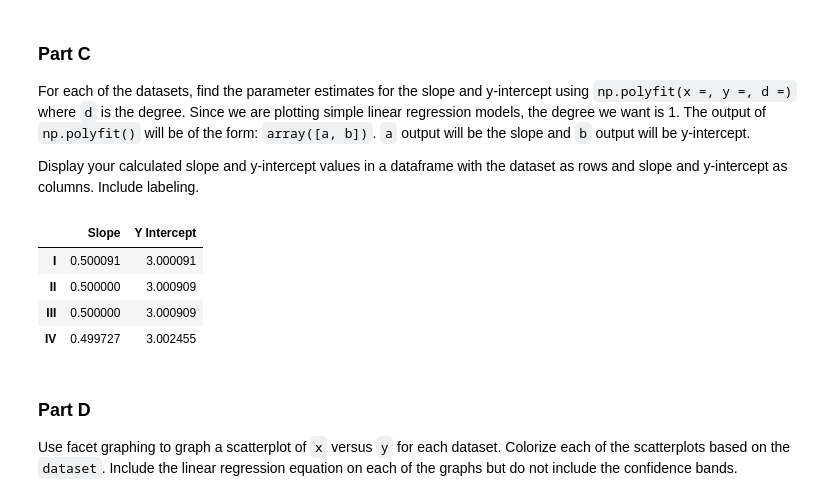
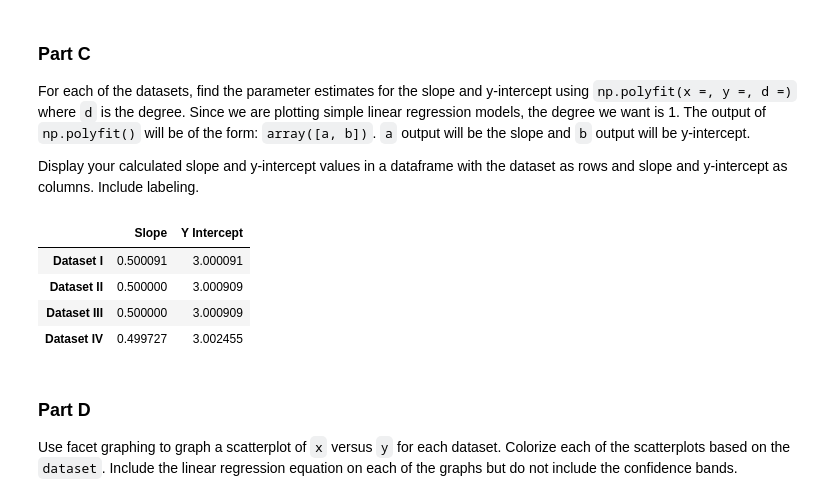
Before and after one commit to mikayla-eckelcifrese/JupyterLabRepository, a Jupyter notebook: lab4.ipynb, the cells around one changed output. Drawn from its saved outputs; the diff is of its cells as text; code cells hidden in the pictures.

```diff
--- a/lab4.ipynb
+++ b/lab4.ipynb
@@ -341,36 +341,36 @@ Display your calculated slope and y-intercept values in a dataframe with the dat
 # %%
 I = (groupby_dataset.get_group('I'))
 
 II = (groupby_dataset.get_group('II'))
 
 III = (groupby_dataset.get_group('III'))
 
 IV = (groupby_dataset.get_group('IV'))
 
 
 
 D1 = np.polyfit(x = list(I['x']), y = list(I['y']), deg = 1)
 D2 = (np.polyfit(x = list(II['x']), y = list(II['y']), deg = 1))
 D3 = (np.polyfit(x = list(III['x']), y = list(III['y']), deg = 1))
 D4 = (np.polyfit(x = list(IV['x']), y = list(IV['y']), deg = 1))
 
 D1D2 = pd.concat([pd.DataFrame(D1).transpose(), pd.DataFrame(D2).transpose()])
 
 D2D3 = pd.concat([pd.DataFrame(D2).transpose(), pd.DataFrame(D3).transpose()])
 
 slope_intercepts = pd.concat([D1D2, D2D3])
 
 slope_intercepts.columns = ["Slope", "Y Intercept"]
 
-slope_intercepts.index = ['I', 'II', 'III', 'IV']
+slope_intercepts.index = ['Dataset I', 'Dataset II', 'Dataset III', 'Dataset IV']
 
 slope_intercepts
 # %% [output]
 |  | Slope | Y Intercept |
-| I | 0.500091 | 3.000091 |
-| II | 0.500000 | 3.000909 |
-| III | 0.500000 | 3.000909 |
-| IV | 0.499727 | 3.002455 |
+| Dataset I | 0.500091 | 3.000091 |
+| Dataset II | 0.500000 | 3.000909 |
+| Dataset III | 0.500000 | 3.000909 |
+| Dataset IV | 0.499727 | 3.002455 |
 # %% [markdown]
 ### Part D
 
```
Also changed, not shown: parts of 1 cell of this notebook.
